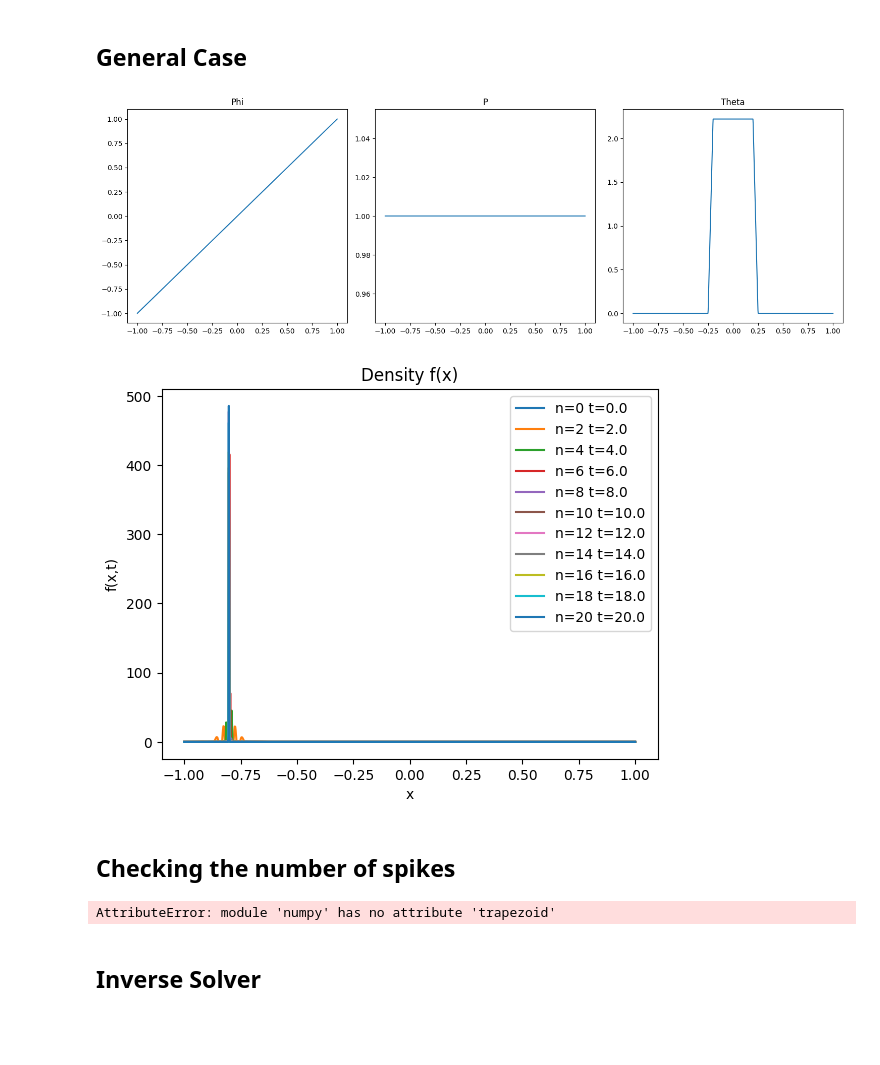
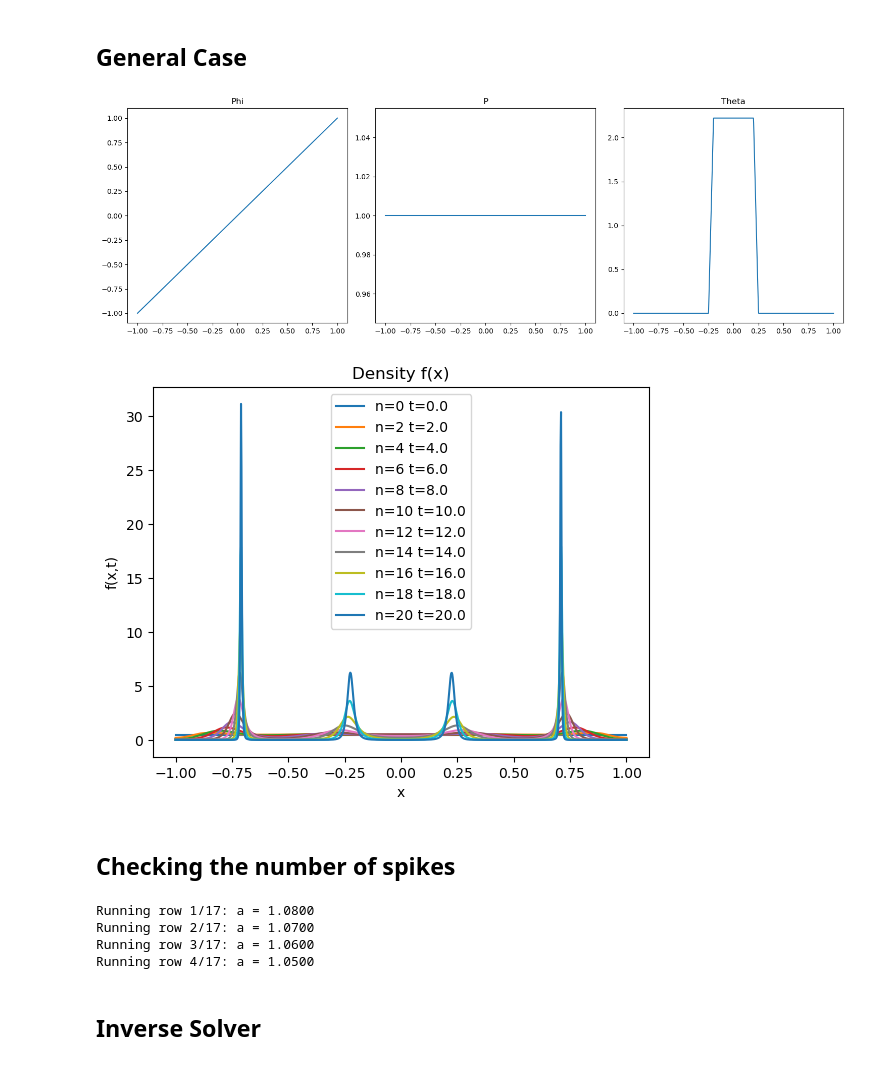
Before and after one commit to CZenkert/Opinion-Dynamics, a Jupyter notebook: Opinion_Dynamics.ipynb, the cells around one changed output. Drawn from its saved outputs; the diff is of its cells as text; code cells hidden in the pictures; blank space fills up the shorter version.

```diff
--- a/Opinion_Dynamic_Copy3.ipynb
+++ b/Opinion_Dynamics.ipynb
@@ -56,7 +56,7 @@ def newton_inverse(x, y, gamma, P, dP, Phi, xmin, xmax, u0=None, tol=1e-12, maxi
 def kernel_norm(theta,xgrid):
     N = len(xgrid)
     middle = xgrid[int(N/2)]
-    norm = np.trapz(theta(middle,xgrid), xgrid)
+    norm = np.trapezoid(theta(middle,xgrid), xgrid)
     return norm
 
 
@@ -128,18 +128,19 @@ def rhs(f, xgrid, gamma, P, dP, Phi, theta, primex):
 
 
 # Runge-Kutta method to integrate over t
-def rk4_step(f, dt, xgrid, gamma, P, dP, Phi, theta, primex):
+def rk4_step(f, dt, xgrid, gamma, P, dP, Phi, theta, primex, norms = False ):
     k1= rhs(f, xgrid, gamma, P, dP, Phi, theta, primex)
     k2 = rhs(f + 0.5 * dt * k1, xgrid, gamma, P, dP, Phi, theta, primex)
     k3 = rhs(f + 0.5 * dt * k2, xgrid, gamma, P, dP, Phi, theta, primex)
     k4 = rhs(f + dt * k3, xgrid, gamma, P, dP, Phi, theta, primex)
     fnew = f + dt * (k1 + 2*k2 + 2*k3 + k4) / 6.0
     fnew = np.maximum(fnew, 0)
-    mass = np.trapz(fnew, xgrid)
-    if mass <= 1e-12 or not np.isfinite(mass):
-        return f.copy()
+    norm = np.trapezoid(fnew, xgrid)
+    if norms == True:
+        return fnew / norm, norm
+    return fnew / norm
 
-    return fnew / mass
+
 
 def cumulative_data(f, xgrid, a):
     ##Computes M(a,t) = integral_{xmin}^{a} f(x,t) dx (2.2)
@@ -149,7 +150,7 @@ def cumulative_data(f, xgrid, a):
     if a <= xmin:
         return 0.0
     if a >= xmax:
-        return np.trapz(f, xgrid)
+        return np.trapezoid(f, xgrid)
 
     fa = np.interp(a, xgrid, f)
 
@@ -157,7 +158,7 @@ def cumulative_data(f, xgrid, a):
     xpart = np.concatenate([xgrid[mask], [a]]) #in case a is not exactly on the grid it calculates a as well
     fpart = np.concatenate([f[mask], [fa]])
 
-    return np.trapz(fpart, xpart)
+    return np.trapezoid(fpart, xpart)
 
 
 def interval_data(f, xgrid, a, b):
@@ -200,13 +201,20 @@ def Phi_3(y):     #variable S-curve, a=1: identity, a=0: y**3
     return a*(y)+(1-a)*y**3
 
 
-def Phi_4(y):    # Quantization - problematic!!
-    n=4
-    return np.round(n*y)/n
+def Phi_4(x):
+    n=10
+    k = np.floor((n/2) * (x + 1))
+    k = np.minimum(k, n-1)  # fix endpoint at x=1
+    return -1 + (2/(n-1)) * k
 
 
 def Phi_5(y):     #tanh
-    return np.tanh(2*y)
+    return np.tanh(20*y)
+
+
+def Phi_6(y):
+    n=2
+    return (np.sin((y+1)*np.pi*n)/(n*np.pi))+y
 
 
 #choose one function Phi
@@ -259,8 +267,8 @@ gamma = 0.5
 #--------Initial Distribution---------
 f = 0*xgrid+1
 #f = np.exp(- 1* (xgrid)**2)
-#f = f / np.trapz(f, xgrid)          #normalizing the (integral of f =1)
-f = np.exp(-((xgrid + 0.80) ** 2) / (2.0 * 0.06 ** 2))
+f = f / np.trapezoid(f, xgrid)          #normalizing the (integral of f =1)
+#f = np.exp(-((xgrid + 0.80) ** 2) / (2.0 * 0.06 ** 2))
 #(-0.80, 0.06),(-0.60, 0.10), (-0.35, 0.08)(for mu or sigma)
 
 #---------Computation---------
@@ -275,34 +283,34 @@ axs[2].plot(xgrid, theta_normed(0,xgrid))
 axs[2].set_title('Theta')
 plt.tight_layout()
 plt.show()
 
 #Array of preimage coordinates
 A = prime_x(xgrid, gamma, P, dP, Phi)
 
 #iterate solver
 snapshots = [f.copy()]
 for n in range(steps):
     f = rk4_step(f, dt, xgrid, gamma, P, dP, Phi, theta_normed, A)
     snapshots.append(f.copy())
 
 
 
 #plot density f
 n_plots=10
 
 for k, s in enumerate(snapshots):
     if k % max(1,int(steps/n_plots)) == 0:
         plt.plot(xgrid, s, label=f"n={k} t={k*dt:.1f}")
 
 plt.xlabel("x")
 plt.ylabel("f(x,t)")
 plt.title('Density f(x)')
 plt.legend()
 #plt.ylim(0,2)
 plt.show()
 # %% [output]
 [figure]
-[figure, old version]
+[figure, new version]
 # %% [markdown]
 ## Checking the number of spikes
 # %%
@@ -471,4 +479,7 @@ plt.ylabel("deviation from identity = 1 - a")
 plt.title("Raw spike count")
 plt.show()
 # %% [output]
-AttributeError: module 'numpy' has no attribute 'trapezoid'
+Running row 1/17: a = 1.0800
+Running row 2/17: a = 1.0700
+Running row 3/17: a = 1.0600
+Running row 4/17: a = 1.0500
```
Also changed, not shown: parts of 29 cells of this notebook.
